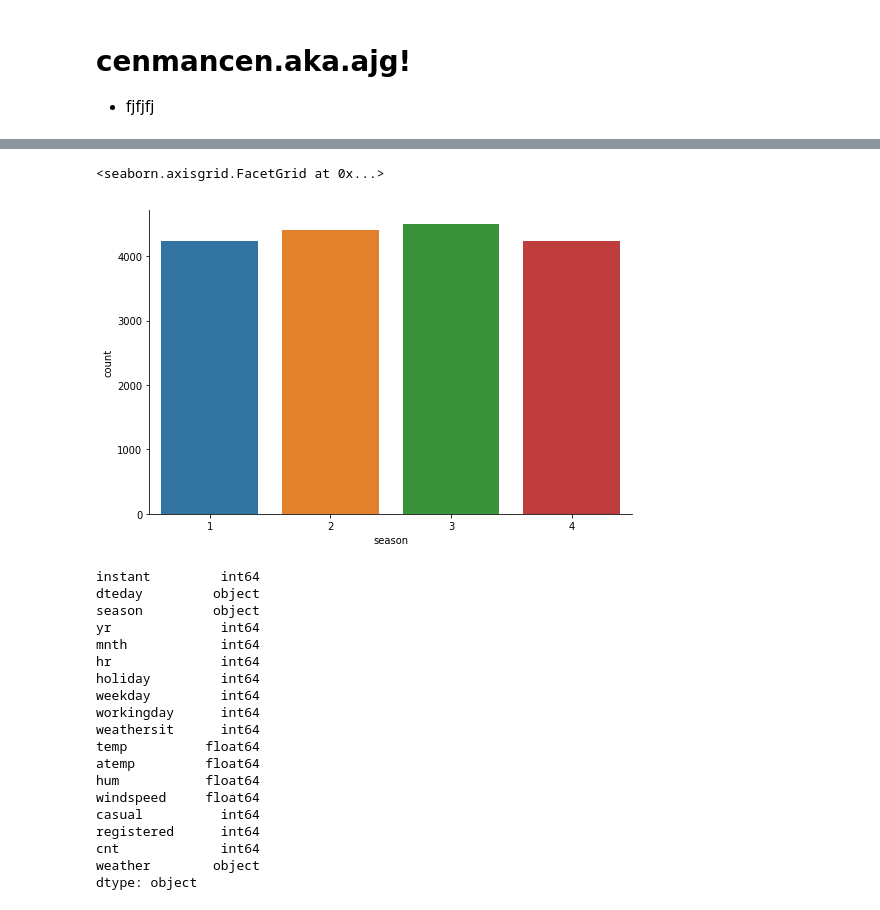
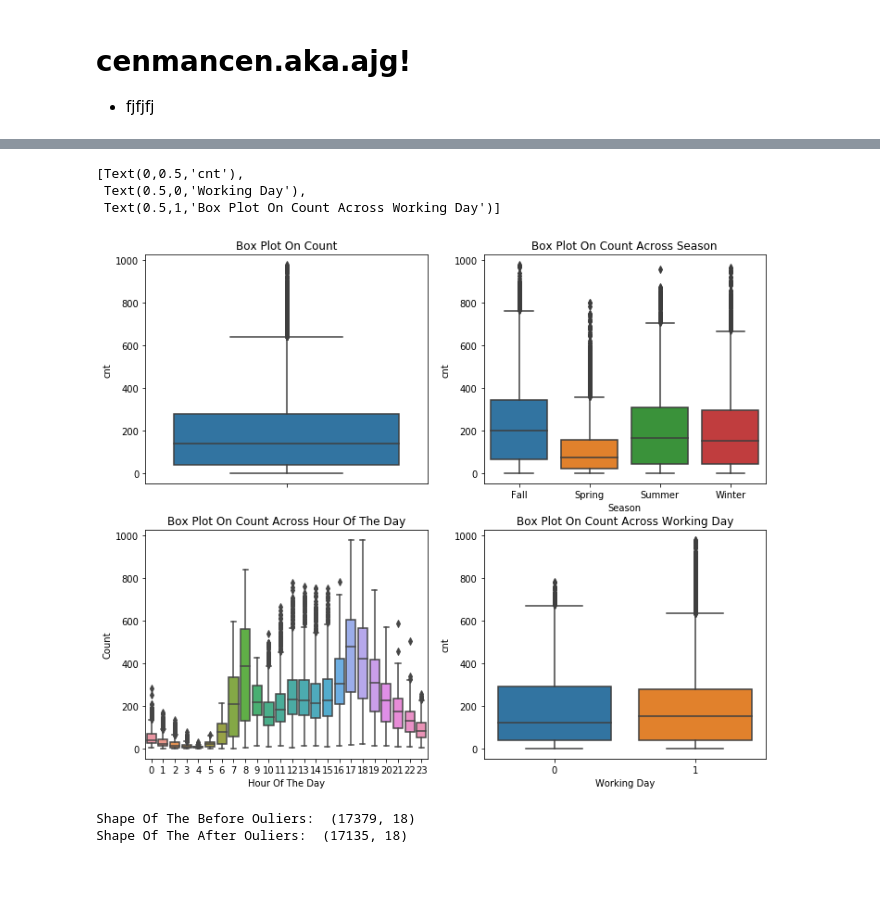
Before and after one commit to fzha113/sharing-bike-data-mining, a Jupyter notebook: Sharing Bike NoteBook.ipynb, the cells around one changed output, grey strips where cells are left out. Drawn from its saved outputs; the diff is of its cells as text; code cells hidden in the pictures; blank space fills up the shorter version.

```diff
--- a/Sharing Bike NoteBook.ipynb
+++ b/Sharing Bike NoteBook.ipynb
@@ -55,27 +80,25 @@ msno.matrix(dailyData,figsize=(12,5))
-# %%
-sn.catplot(x='season',data=dailyData,kind='count',height=5,aspect=1.5)
-# %% [output]
-<seaborn.axisgrid.FacetGrid at 0x...>
-[figure, removed]
-# %%
-dailyData.dtypes
-# %% [output]
-instant         int64
-dteday         object
-season         object
-yr              int64
-mnth            int64
-hr              int64
-holiday         int64
-weekday         int64
-workingday      int64
-weathersit      int64
-temp          float64
-atemp         float64
-hum           float64
-windspeed     float64
-casual          int64
-registered      int64
-cnt             int64
-weather        object
-dtype: object
+# %%
+fig, axes = plt.subplots(nrows=2,ncols=2)
+fig.set_size_inches(12, 10)
+sn.boxplot(data=dailyData,y="cnt",orient="v",ax=axes[0][0])
+sn.boxplot(data=dailyData,y="cnt",x="season",orient="v",ax=axes[0][1])
+sn.boxplot(data=dailyData,y="cnt",x="hr",orient="v",ax=axes[1][0])
+sn.boxplot(data=dailyData,y="cnt",x="workingday",orient="v",ax=axes[1][1])
+
+axes[0][0].set(ylabel='cnt',title="Box Plot On Count")
+axes[0][1].set(xlabel='Season', ylabel='Count',title="Box Plot On Count Across Season")
+axes[1][0].set(xlabel='Hour Of The Day', ylabel='Count',title="Box Plot On Count Across Hour Of The Day")
+axes[1][1].set(xlabel='Working Day', ylabel='Count',title="Box Plot On Count Across Working Day")
+# %% [output]
+[Text(0,0.5,'cnt'),
+ Text(0.5,0,'Working Day'),
+ Text(0.5,1,'Box Plot On Count Across Working Day')]
+[figure, added]
+# %%
+#  Remove Outliers In The Count Column
+dailyDataWithoutOutliers = dailyData[np.abs(dailyData["cnt"]-dailyData["cnt"].mean())<=(3*dailyData["cnt"].std())]
+print ("Shape Of The Before Ouliers: ",dailyData.shape)
+print ("Shape Of The After Ouliers: ",dailyDataWithoutOutliers.shape)
+# %% [output]
+Shape Of The Before Ouliers:  (17379, 18)
+Shape Of The After Ouliers:  (17135, 18)
```
Also changed, not shown: parts of 10 cells of this notebook.
